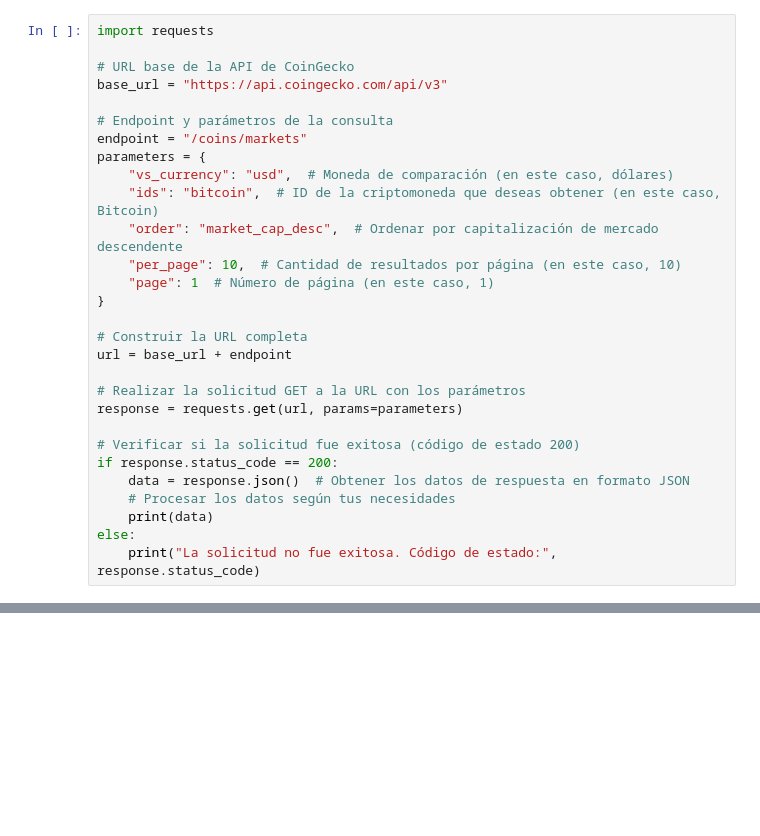
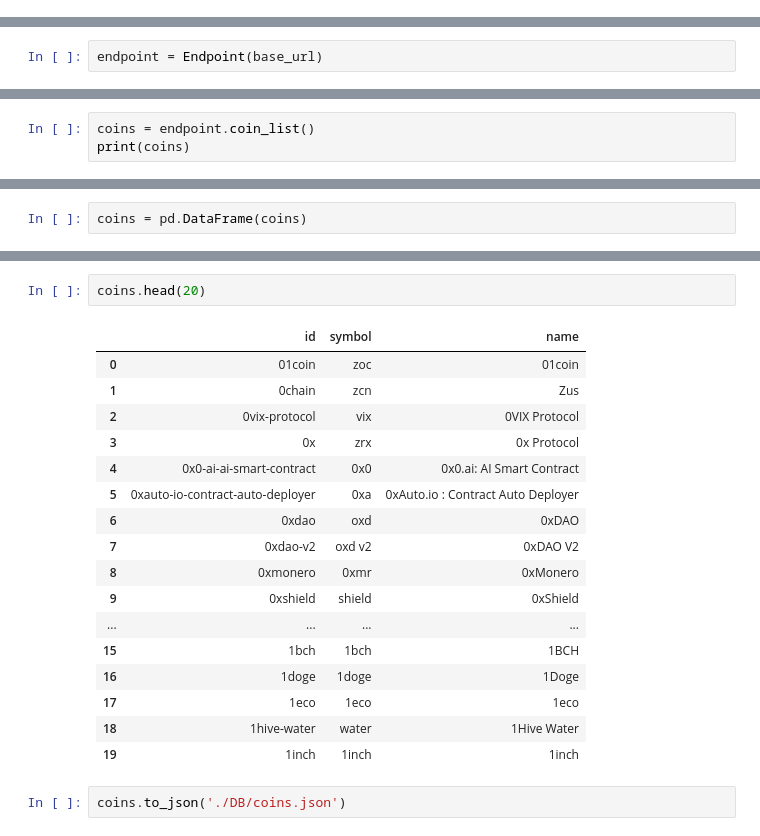
Before and after one commit to CuevaTomasArg/EntregaFinal_TomasCueva_DATENG_51935, a Jupyter notebook: api_criptos.ipynb, the cells around one changed output, grey strips where cells are left out. Saved outputs shown, nothing was run; the diff lists cells and outputs as text; blank space fills up the shorter version.

Commit message:
Ya realice consultas, solo queda crear la tabla de redshift.

```diff
--- a/api_criptos.ipynb
+++ b/api_criptos.ipynb
@@ -4,29 +9,0 @@ import numpy as np
-# %%
-import requests
-
-# URL base de la API de CoinGecko
-base_url = "https://api.coingecko.com/api/v3"
-
-# Endpoint y parámetros de la consulta
-endpoint = "/coins/markets"
-parameters = {
-    "vs_currency": "usd",  # Moneda de comparación (en este caso, dólares)
-    "ids": "bitcoin",  # ID de la criptomoneda que deseas obtener (en este caso, Bitcoin)
-    "order": "market_cap_desc",  # Ordenar por capitalización de mercado descendente
-    "per_page": 10,  # Cantidad de resultados por página (en este caso, 10)
-    "page": 1  # Número de página (en este caso, 1)
-}
-
-# Construir la URL completa
-url = base_url + endpoint
-
-# Realizar la solicitud GET a la URL con los parámetros
-response = requests.get(url, params=parameters)
-
-# Verificar si la solicitud fue exitosa (código de estado 200)
-if response.status_code == 200:
-    data = response.json()  # Obtener los datos de respuesta en formato JSON
-    # Procesar los datos según tus necesidades
-    print(data)
-else:
-    print("La solicitud no fue exitosa. Código de estado:", response.status_code)
@@ -54,0 +58,2 @@ data
+# %%
+endpoint = Endpoint(base_url)
@@ -54,0 +62,3 @@ data
+# %%
+coins = endpoint.coin_list()
+print(coins)
@@ -54,0 +69,2 @@ data
+# %%
+coins = pd.DataFrame(coins)
@@ -54,0 +84,22 @@ data
+# %%
+coins.head(20)
+# %% [output]
+|  | id | symbol | name |
+| 0 | 01coin | zoc | 01coin |
+| 1 | 0chain | zcn | Zus |
+| 2 | 0vix-protocol | vix | 0VIX Protocol |
+| 3 | 0x | zrx | 0x Protocol |
+| 4 | 0x0-ai-ai-smart-contract | 0x0 | 0x0.ai: AI Smart Contract |
+| 5 | 0xauto-io-contract-auto-deployer | 0xa | 0xAuto.io : Contract Auto Deployer |
+| 6 | 0xdao | oxd | 0xDAO |
+| 7 | 0xdao-v2 | oxd v2 | 0xDAO V2 |
+| 8 | 0xmonero | 0xmr | 0xMonero |
+| 9 | 0xshield | shield | 0xShield |
+| ... | ... | ... | ... |
+| 15 | 1bch | 1bch | 1BCH |
+| 16 | 1doge | 1doge | 1Doge |
+| 17 | 1eco | 1eco | 1eco |
+| 18 | 1hive-water | water | 1Hive Water |
+| 19 | 1inch | 1inch | 1inch |
+# %%
+coins.to_json('./DB/coins.json')
```
Also changed, not shown: parts of 24 cells of this notebook, 3 other files.
